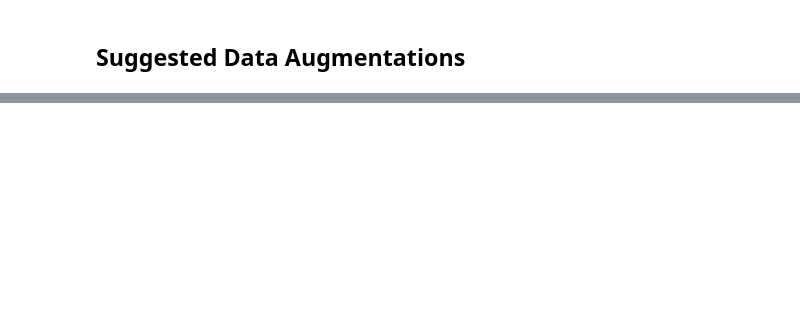
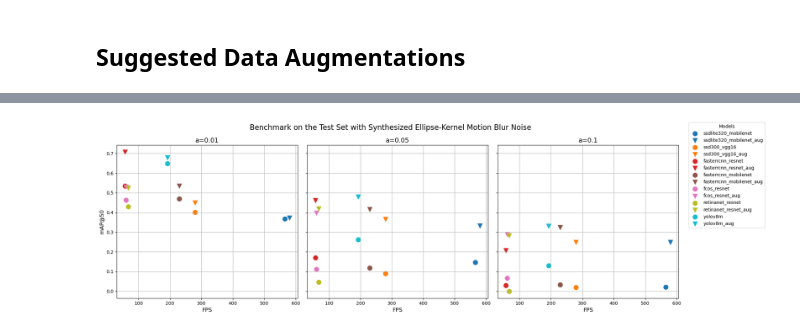
Before and after one commit to Itai-b/046211-Deep-Learning, a Jupyter notebook: main.ipynb, the cells around one changed output, grey strips where cells are left out. Cells and saved outputs as stored; diff of their text form; code cells hidden in the pictures; blank space fills up the shorter version.

```diff
--- a/main.ipynb
+++ b/main.ipynb
@@ -111,0 +148,4 @@ utils.display_results_table(with_augmentations=True)
+# %%
+utils.plot_test_results(show_augmentations=True, noise_type='eli')
+# %% [output]
+[figure, added]
```
Also changed, not shown: parts of 28 cells of this notebook, 5 other files.
